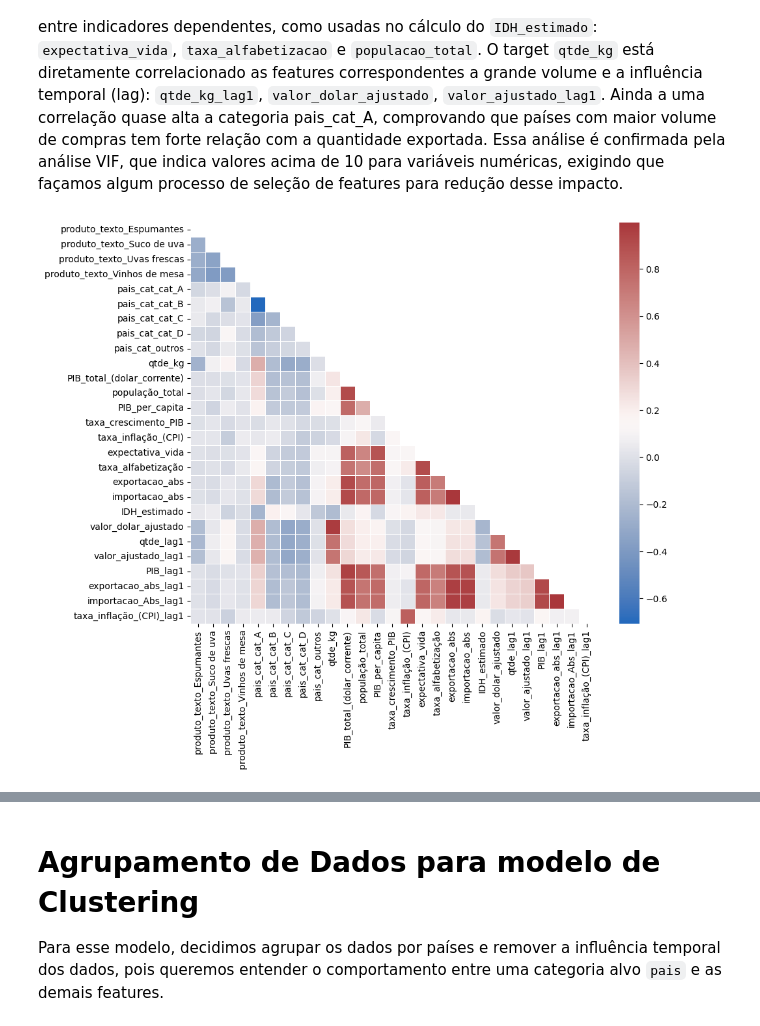
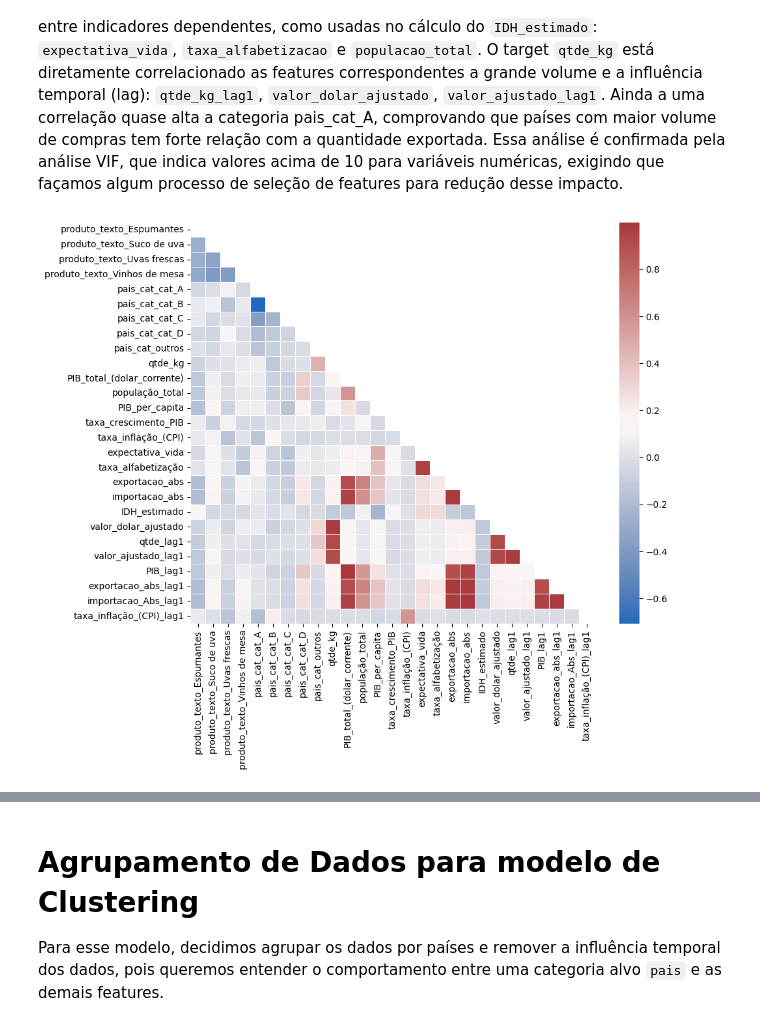
Before and after one commit to joaomendonca-py/projeto-api-vitivinicultura, a Jupyter notebook: notebooks/eda_preprocessing.ipynb, the cells around one changed output, grey strips where cells are left out. Drawn from its saved outputs; the diff is of its cells as text; code cells hidden in the pictures.

```diff
--- a/notebooks/eda_preprocessing.ipynb
+++ b/notebooks/eda_preprocessing.ipynb
@@ -524,4 +526,0 @@ tbl_export_regressor
-# %%
-# scale dos dados
-tbl_export_regressor = transformacao_colunas(tbl_export_regressor)
-tbl_export_regressor.head()
@@ -539,15 +530,24 @@ Percebemos uma alta correlação entre colunas de indicadores econômicos, espec
 O target `qtde_kg` está diretamente correlacionado as features correspondentes a grande volume e a influência temporal (lag): `qtde_kg_lag1`, `valor_dolar_ajustado`, `valor_ajustado_lag1`.
 Ainda a uma correlação quase alta a categoria pais_cat_A, comprovando que países com maior volume de compras tem forte relação com a quantidade exportada.
 Essa análise é confirmada pela análise VIF, que indica valores acima de 10 para variáveis numéricas, exigindo que façamos algum processo de seleção de features para redução desse impacto.
+# %%
+# encoding das variáveis categóricas
+encoder = OneHotEncoder( sparse_output=False)
+tbl_cat = pd.DataFrame(
+encoder.fit_transform(tbl_export_regressor.select_dtypes(include='object')),
+columns=encoder.get_feature_names_out()
+)
 # %%
 # analisar ausência da multicolinearidade
-df_corr = tbl_export_regressor.corr()
+
+
+df_corr = pd.concat([tbl_cat, tbl_export_regressor.select_dtypes(include='number')],axis=1).corr()
 plt.figure(figsize=(10,8))
 mask = np.triu(df_corr)
 sns.heatmap(df_corr,linewidths=0.5, cmap='vlag', mask = mask)
 plt.show()
 # %% [output]
-[figure, old version]
+[figure, new version]
 # %%
 # análise
 tbl_vif_data = vif_analise(tbl_export_regressor.select_dtypes(include='number'))
```
Also changed, not shown: parts of 7 cells of this notebook, 11 other files.
